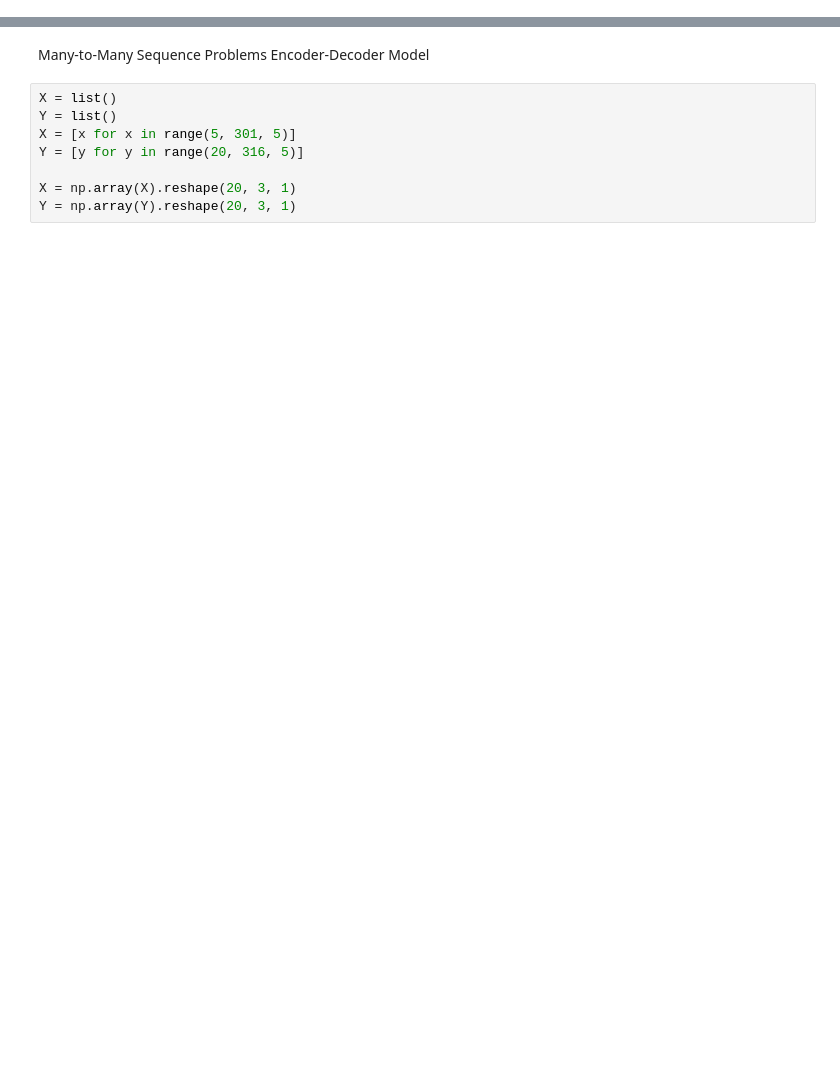
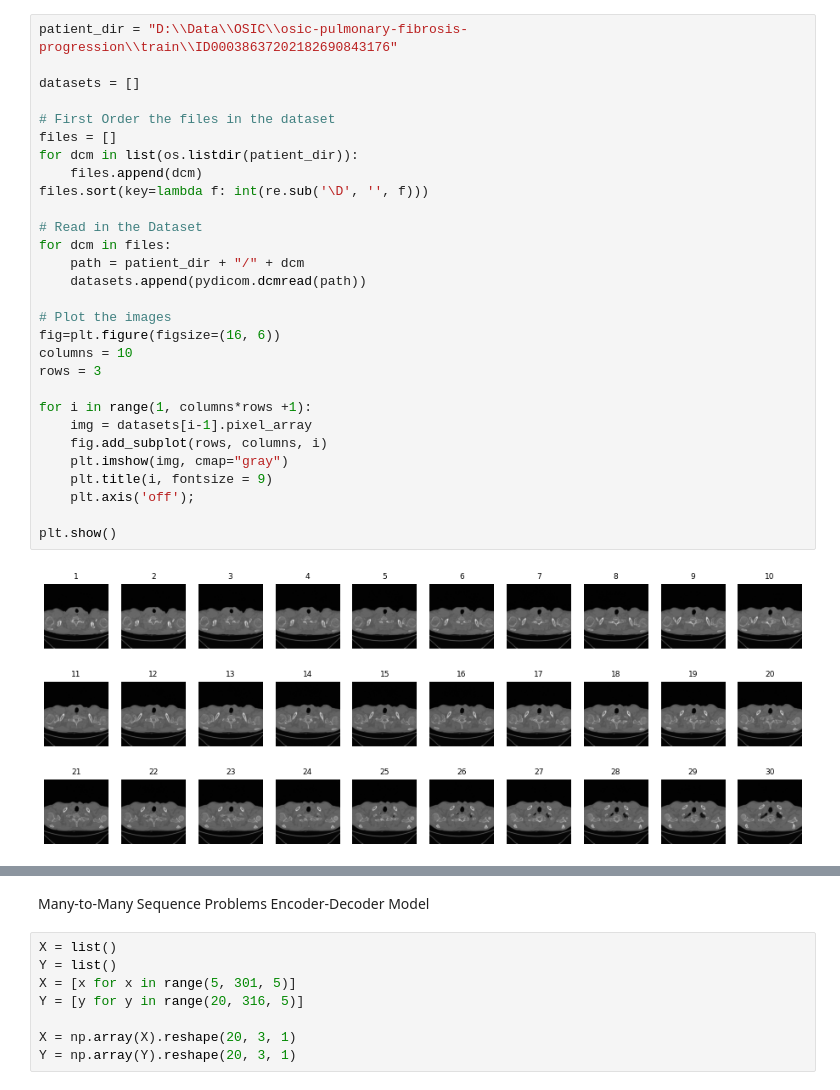
Before and after one commit to dksingh1985/ML, a Jupyter notebook: OSIC.ipynb, the cells around one changed output, grey strips where cells are left out. Cells and saved outputs as stored; diff of their text form; blank space fills up the shorter version.

```diff
--- a/OSIC.ipynb
+++ b/OSIC.ipynb
@@ -28,0 +154,31 @@ AttributeError: module 'tensorflow_core._api.v2.config' has no attribute 'list_p
+# %%
+patient_dir = "D:\\Data\\OSIC\\osic-pulmonary-fibrosis-progression\\train\\ID00038637202182690843176"
+
+datasets = []
+
+# First Order the files in the dataset
+files = []
+for dcm in list(os.listdir(patient_dir)):
+    files.append(dcm)
+files.sort(key=lambda f: int(re.sub('\D', '', f)))
+
+# Read in the Dataset
+for dcm in files:
+    path = patient_dir + "/" + dcm
+    datasets.append(pydicom.dcmread(path))
+
+# Plot the images
+fig=plt.figure(figsize=(16, 6))
+columns = 10
+rows = 3
+
+for i in range(1, columns*rows +1):
+    img = datasets[i-1].pixel_array
+    fig.add_subplot(rows, columns, i)
+    plt.imshow(img, cmap="gray")
+    plt.title(i, fontsize = 9)
+    plt.axis('off');
+
+plt.show()
+# %% [output]
+[figure, added]
```
Also changed, not shown: parts of 18 cells of this notebook, 1 other file.
